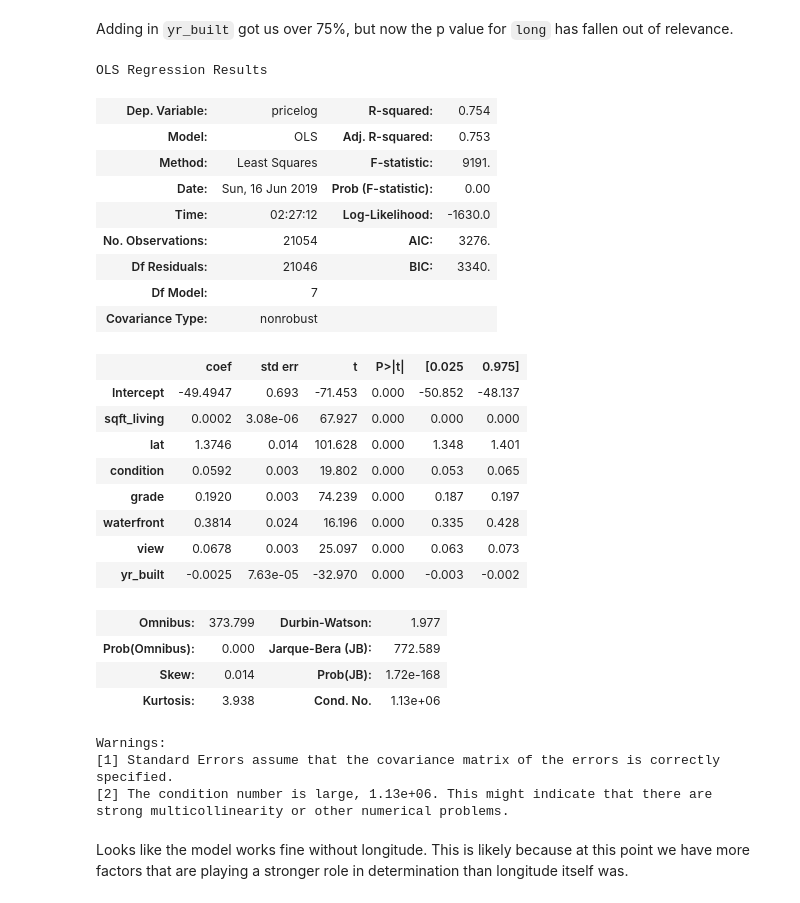
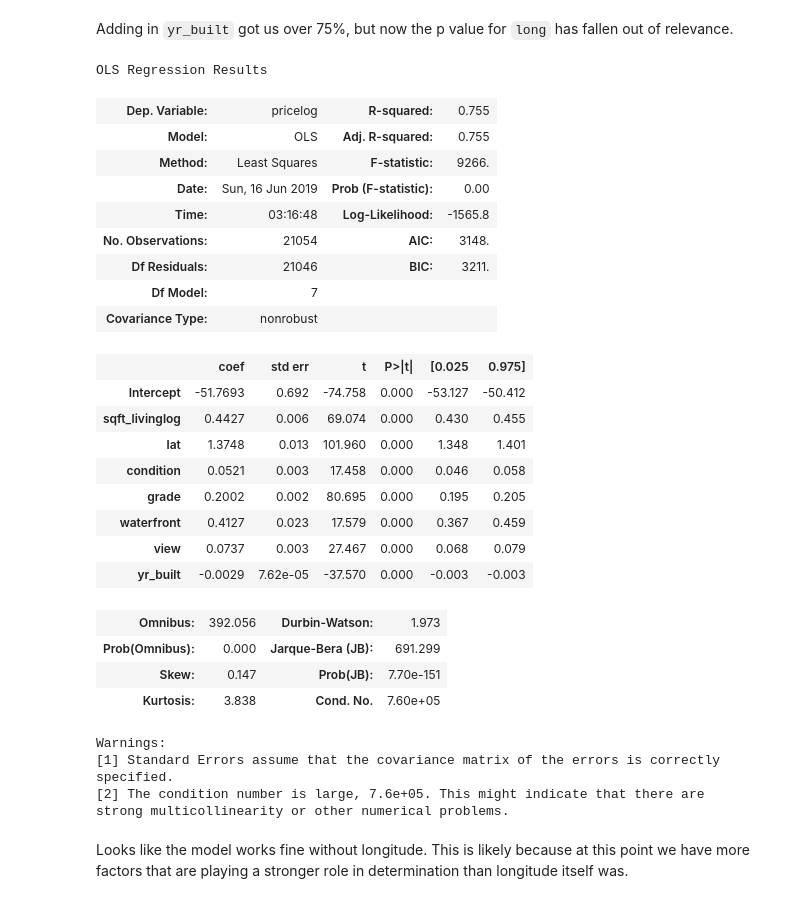
Before and after one commit to CjMullins87/M01-Project, a Jupyter notebook: EDA.ipynb, the cells around one changed output. Drawn from its saved outputs; the diff is of its cells as text; code cells hidden in the pictures.

```diff
--- a/EDA.ipynb
+++ b/EDA.ipynb
@@ -464,35 +465,35 @@ strong multicollinearity or other numerical problems.
 # %% [markdown]
 Adding in `yr_built` got us over 75%, but now the p value for `long` has fallen out of relevance.
 # %%
-model5 = ols(formula = 'pricelog ~ sqft_living + lat + condition + grade + waterfront + view + yr_built', data=df).fit()
+model5 = ols(formula = 'pricelog ~ sqft_livinglog + lat + condition + grade + waterfront + view + yr_built', data=df).fit()
 model5.summary()
 # %% [output]
 OLS Regression Results
-| Dep. Variable: | pricelog | R-squared: | 0.754 |
-| Model: | OLS | Adj. R-squared: | 0.753 |
-| Method: | Least Squares | F-statistic: | 9191. |
+| Dep. Variable: | pricelog | R-squared: | 0.755 |
+| Model: | OLS | Adj. R-squared: | 0.755 |
+| Method: | Least Squares | F-statistic: | 9266. |
 | Date: | Sun, 16 Jun 2019 | Prob (F-statistic): | 0.00 |
-| Time: | 02:27:12 | Log-Likelihood: | -1630.0 |
-| No. Observations: | 21054 | AIC: | 3276. |
-| Df Residuals: | 21046 | BIC: | 3340. |
+| Time: | 03:16:48 | Log-Likelihood: | -1565.8 |
+| No. Observations: | 21054 | AIC: | 3148. |
+| Df Residuals: | 21046 | BIC: | 3211. |
 | Df Model: | 7 |  |  |
 | Covariance Type: | nonrobust |  |  |
 |  | coef | std err | t | P>|t| | [0.025 | 0.975] |
-| Intercept | -49.4947 | 0.693 | -71.453 | 0.000 | -50.852 | -48.137 |
-| sqft_living | 0.0002 | 3.08e-06 | 67.927 | 0.000 | 0.000 | 0.000 |
-| lat | 1.3746 | 0.014 | 101.628 | 0.000 | 1.348 | 1.401 |
-| condition | 0.0592 | 0.003 | 19.802 | 0.000 | 0.053 | 0.065 |
-| grade | 0.1920 | 0.003 | 74.239 | 0.000 | 0.187 | 0.197 |
-| waterfront | 0.3814 | 0.024 | 16.196 | 0.000 | 0.335 | 0.428 |
-| view | 0.0678 | 0.003 | 25.097 | 0.000 | 0.063 | 0.073 |
-| yr_built | -0.0025 | 7.63e-05 | -32.970 | 0.000 | -0.003 | -0.002 |
+| Intercept | -51.7693 | 0.692 | -74.758 | 0.000 | -53.127 | -50.412 |
+| sqft_livinglog | 0.4427 | 0.006 | 69.074 | 0.000 | 0.430 | 0.455 |
+| lat | 1.3748 | 0.013 | 101.960 | 0.000 | 1.348 | 1.401 |
+| condition | 0.0521 | 0.003 | 17.458 | 0.000 | 0.046 | 0.058 |
+| grade | 0.2002 | 0.002 | 80.695 | 0.000 | 0.195 | 0.205 |
+| waterfront | 0.4127 | 0.023 | 17.579 | 0.000 | 0.367 | 0.459 |
+| view | 0.0737 | 0.003 | 27.467 | 0.000 | 0.068 | 0.079 |
+| yr_built | -0.0029 | 7.62e-05 | -37.570 | 0.000 | -0.003 | -0.003 |
-| Omnibus: | 373.799 | Durbin-Watson: | 1.977 |
-| Prob(Omnibus): | 0.000 | Jarque-Bera (JB): | 772.589 |
-| Skew: | 0.014 | Prob(JB): | 1.72e-168 |
-| Kurtosis: | 3.938 | Cond. No. | 1.13e+06 |
+| Omnibus: | 392.056 | Durbin-Watson: | 1.973 |
+| Prob(Omnibus): | 0.000 | Jarque-Bera (JB): | 691.299 |
+| Skew: | 0.147 | Prob(JB): | 7.70e-151 |
+| Kurtosis: | 3.838 | Cond. No. | 7.60e+05 |
 Warnings:
 [1] Standard Errors assume that the covariance matrix of the errors is correctly specified.
-[2] The condition number is large, 1.13e+06. This might indicate that there are
+[2] The condition number is large, 7.6e+05. This might indicate that there are
 strong multicollinearity or other numerical problems.
 # %% [markdown]
 Looks like the model works fine without longitude. This is likely because at this point we have more factors that are playing a stronger role in determination than longitude itself was.
```
Also changed, not shown: parts of 12 cells of this notebook.
